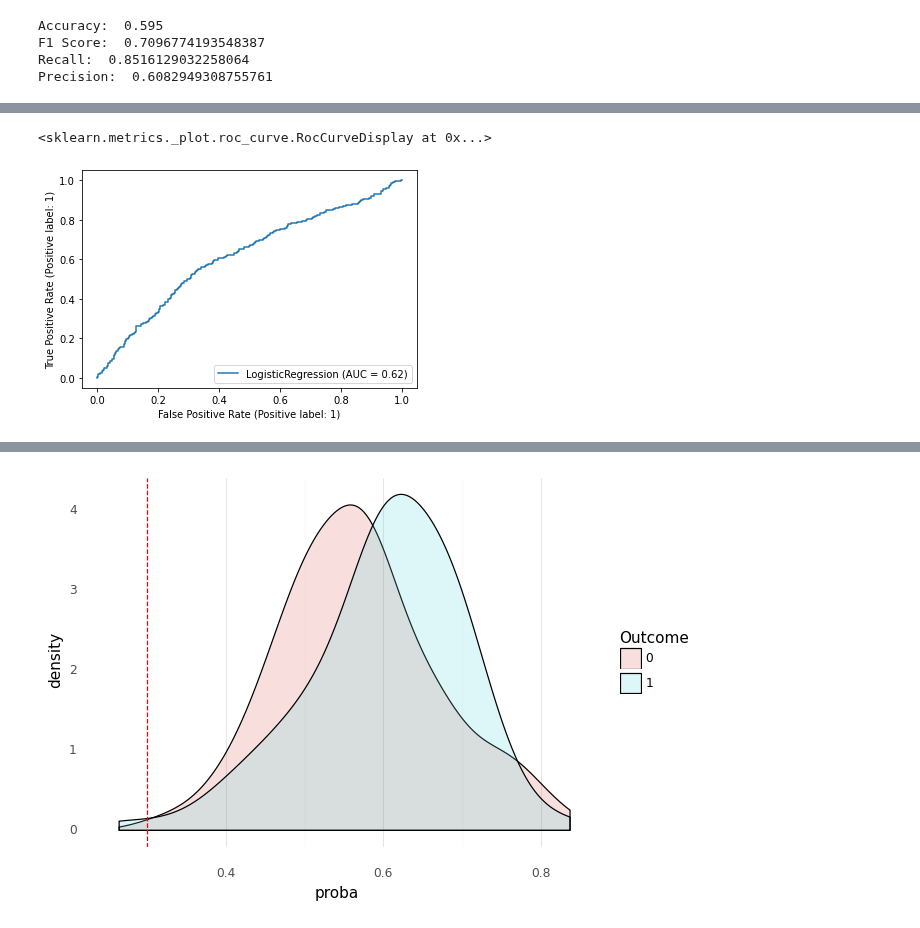
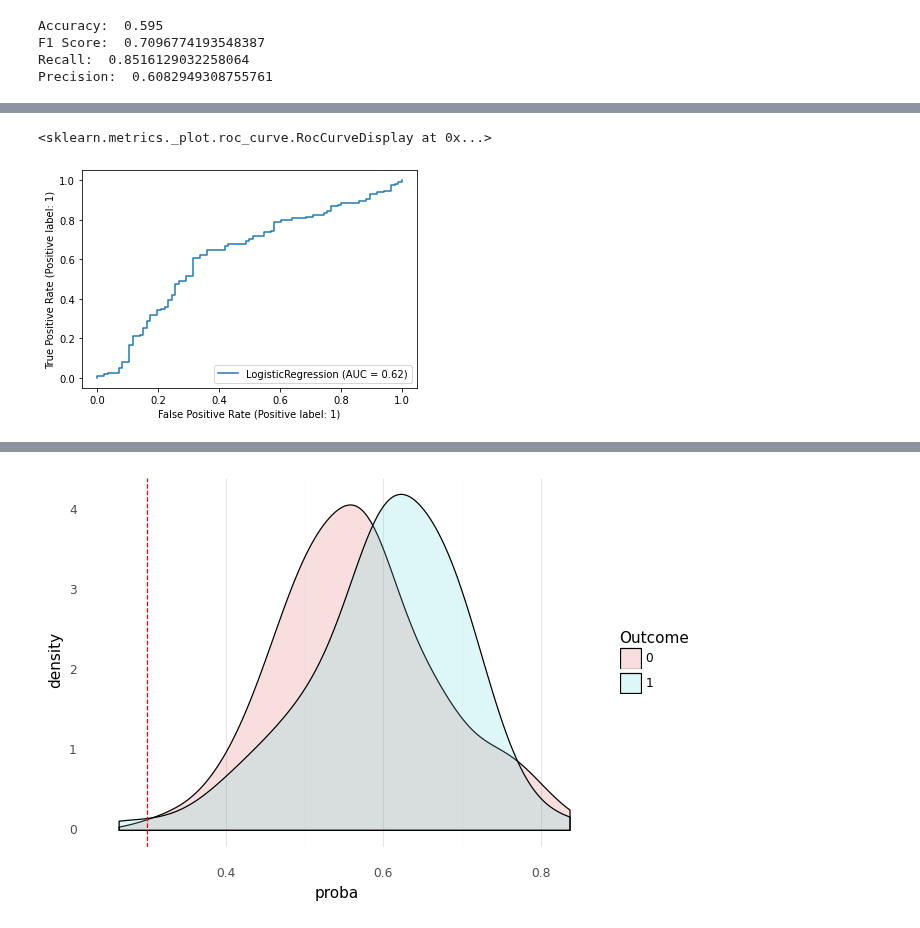
Before and after one commit to chelseaparlett/CPSC392ParlettPelleriti, a Jupyter notebook: Lectures/LectureNotebooks/Logistic_Regression_I--Class8.ipynb, the cells around one changed output, grey strips where cells are left out. Drawn from its saved outputs; the diff is of its cells as text; code cells hidden in the pictures.

```diff
--- a/Lectures/LectureNotebooks/Logistic_Regression_I--Class8.ipynb
+++ b/Lectures/LectureNotebooks/Logistic_Regression_I--Class8.ipynb
@@ -94,5 +90,5 @@ plot_roc_curve(myLogit, X_test, y_test)
-# %%
-plot_roc_curve(myLogit, X_train, y_train)
-# %% [output]
-<sklearn.metrics._plot.roc_curve.RocCurveDisplay at 0x...>
-[figure, removed]
+# %%
+RocCurveDisplay.from_predictions(y_test, myLogit.predict_proba(X_test)[:,1])
+# %% [output]
+<sklearn.metrics._plot.roc_curve.RocCurveDisplay at 0x...>
+[figure, added]
```
Also changed, not shown: parts of 6 cells of this notebook, 1 other file.
